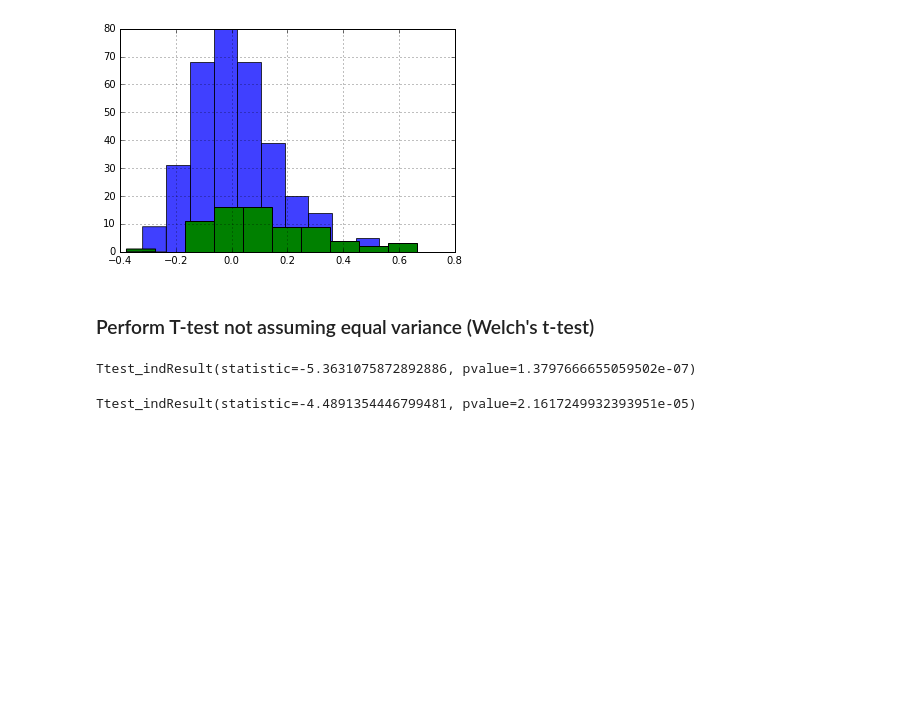
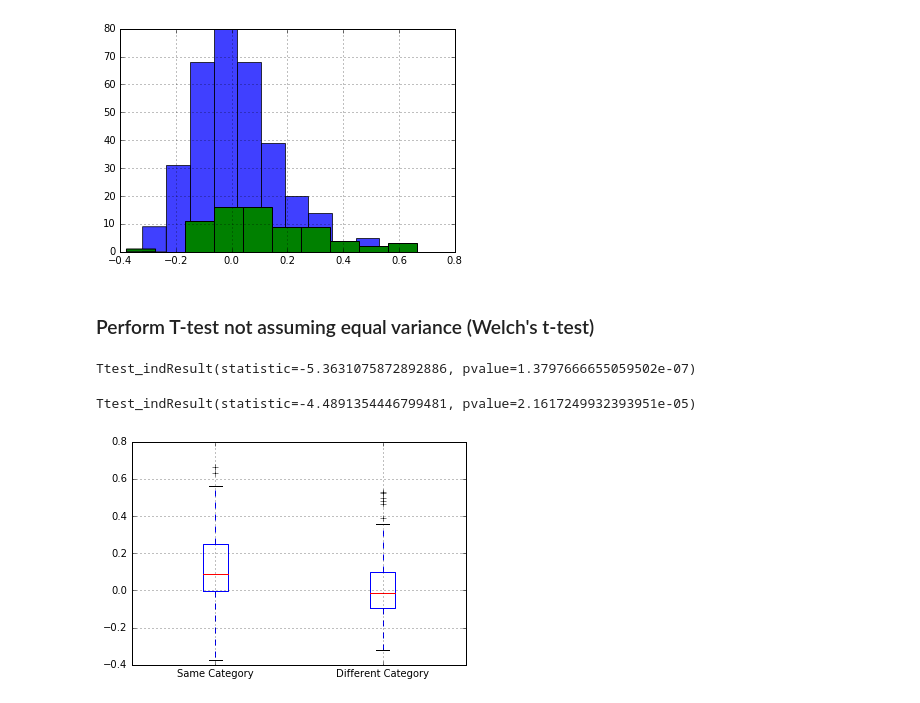
Before and after one commit to ismms-himc/clustergrammer_signature_methods, a Jupyter notebook: notebooks/1.0_Working_on_Signature_Methods.ipynb, the cells around one changed output. Cells and saved outputs as stored; diff of their text form; code cells hidden in the pictures; blank space fills up the shorter version.

Commit message:
showing box plots of sample same-cat and diff-cat distributions

```diff
--- a/notebooks/1.0_Working_on_Signature_Methods.ipynb
+++ b/notebooks/1.0_Working_on_Signature_Methods.ipynb
@@ -308,3 +302,7 @@ Ttest_indResult(statistic=-5.3631075872892886, pvalue=1.3797666655059502e-07)
 ttest_ind(ser_diff, ser_same, equal_var=False)
 # %% [output]
 Ttest_indResult(statistic=-4.4891354446799481, pvalue=2.1617249932393951e-05)
+# %%
+ax = df['sim_cats'].boxplot(return_type='axes')
+# %% [output]
+[figure, added]
```
Also changed, not shown: parts of 1 cell of this notebook, 1 other file.
